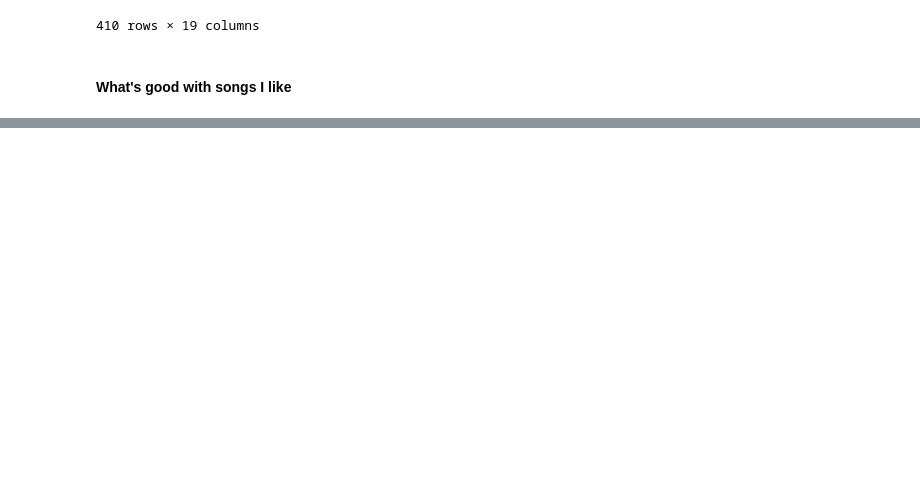
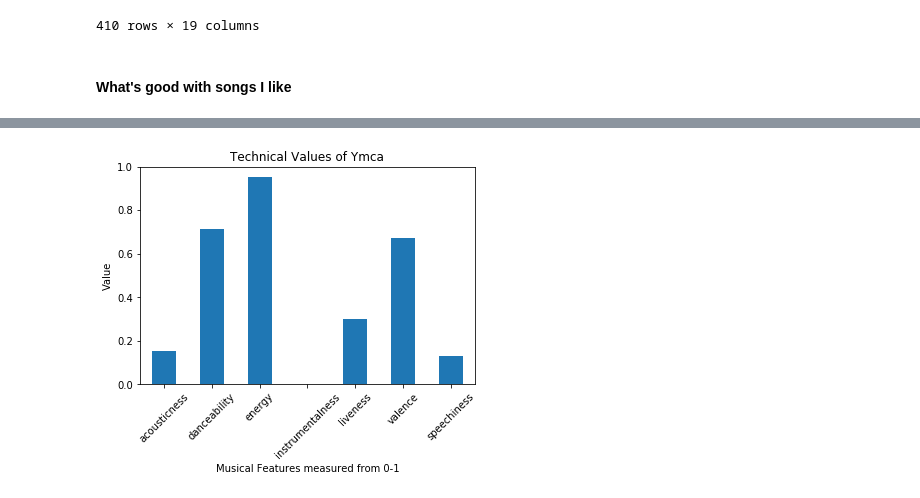
Before and after one commit to zainkhan9/spotify_ml, a Jupyter notebook: genre_clustering.ipynb, the cells around one changed output, grey strips where cells are left out. Drawn from its saved outputs; the diff is of its cells as text; code cells hidden in the pictures; blank space fills up the shorter version.

```diff
--- a/genre_clustering.ipynb
+++ b/genre_clustering.ipynb
@@ -359,0 +365,4 @@ plot_song("Fingerbib")
+# %%
+plot_song("Ymca")
+# %% [output]
+[figure, added]
```
Also changed, not shown: parts of 4 cells of this notebook.
